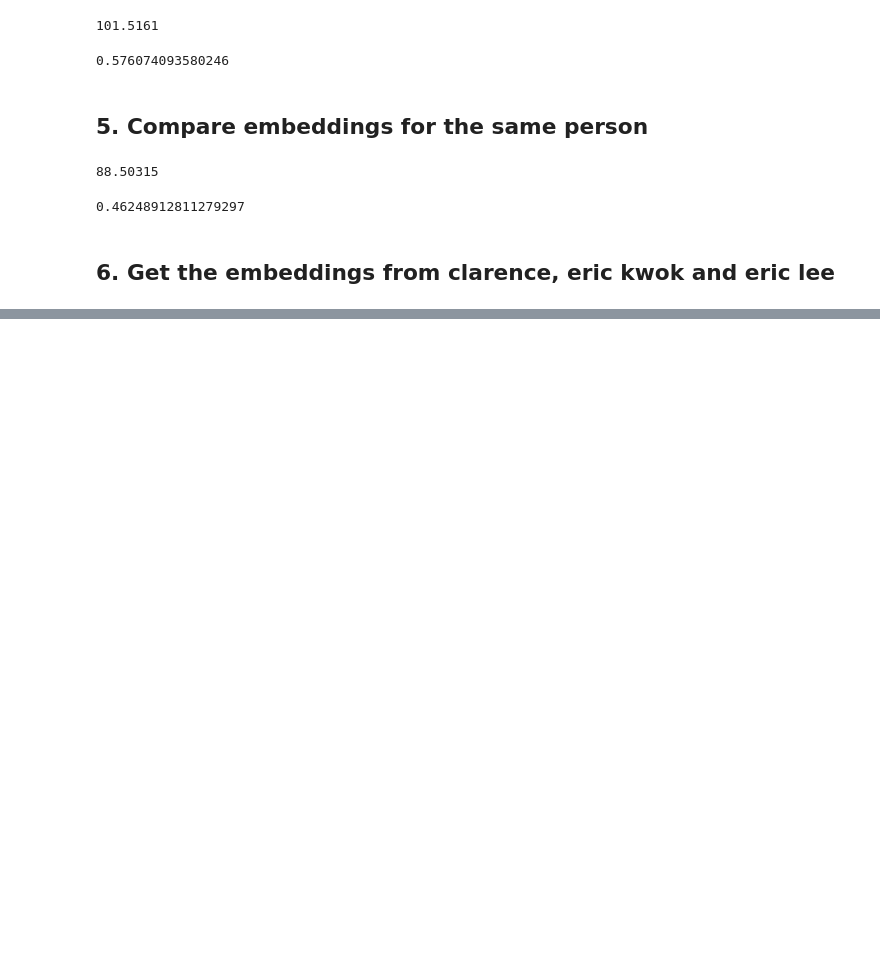
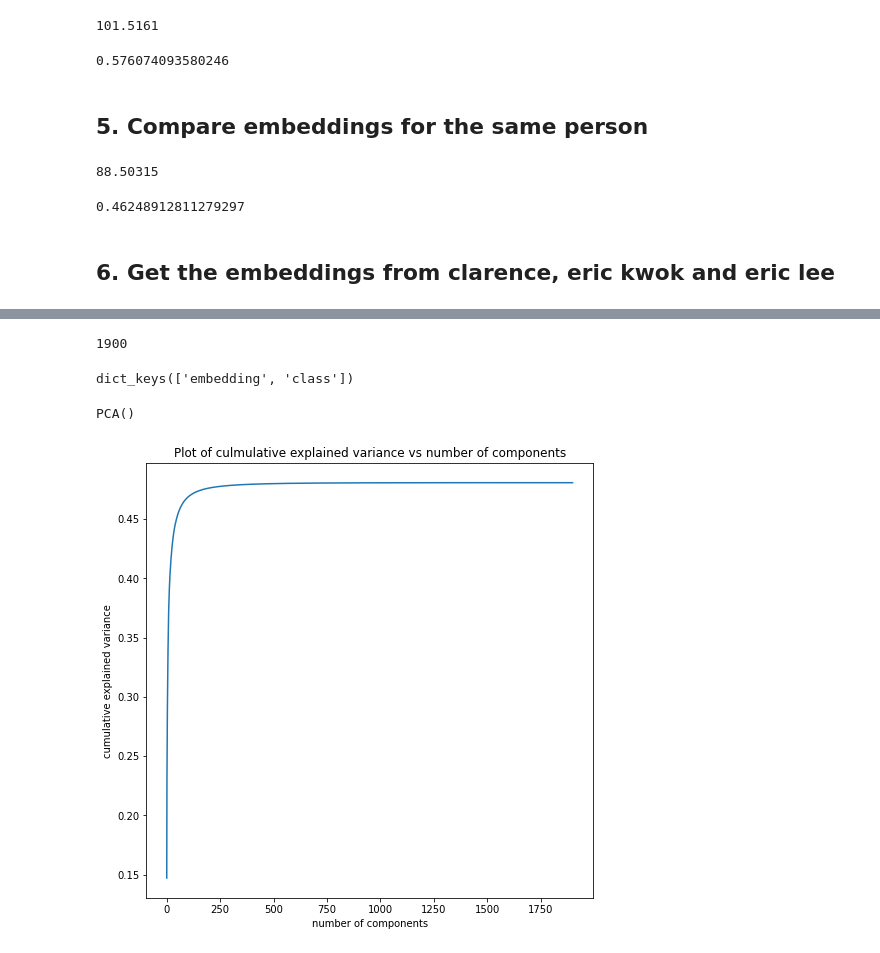
Before and after one commit to eric-kwok-nt/facial_recognition, a Jupyter notebook: notebooks/face_classification.ipynb, the cells around one changed output, grey strips where cells are left out. Cells and saved outputs as stored; diff of their text form; code cells hidden in the pictures; blank space fills up the shorter version.

```diff
--- a/notebooks/face_classification.ipynb
+++ b/notebooks/face_classification.ipynb
@@ -144,0 +132,29 @@ array([[[[164, 171, 177],
+# %%
+embedding_path = '../data/embedding.pickle'
+with open(embedding_path, 'rb') as f:
+    embedding_dict = pickle.load(f)
+# %%
+len(embedding_dict['embedding'])
+# %% [output]
+1900
+# %%
+embedding_dict.keys()
+# %% [output]
+dict_keys(['embedding', 'class'])
+# %%
+X = normalize(embedding_dict['embedding'], norm='l2', axis=1, copy=True)
+y = embedding_dict['class']
+# %%
+pca = PCA()
+pca.fit(X)
+# %% [output]
+PCA()
+# %%
+plt.figure(figsize=(8,8))
+plt.plot(np.cumsum(pca.explained_variance_))
+plt.xlabel('number of components')
+plt.ylabel('cumulative explained variance');
+plt.title("Plot of culmulative explained variance vs number of components")
+plt.show()
+# %% [output]
+[figure, added]
```
Also changed, not shown: parts of 22 cells of this notebook, 5 other files.
